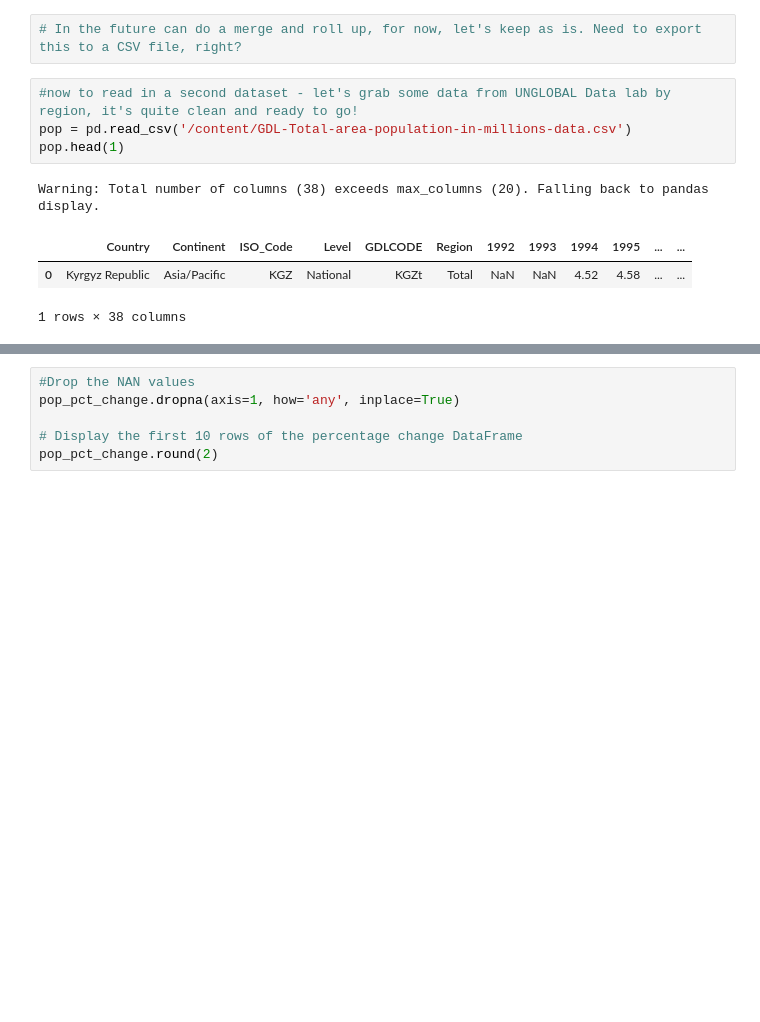
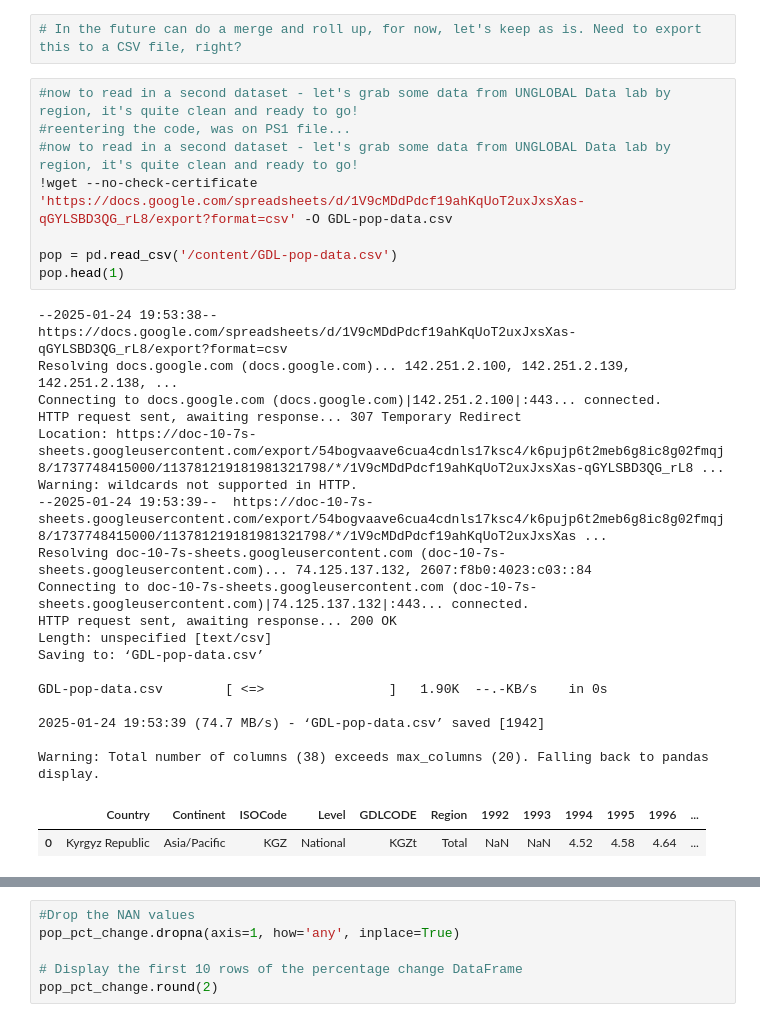
Before and after one commit to Jonchyk/Datamgmt, a Jupyter notebook: PS0?.ipynb, the cells around one changed output, grey strips where cells are left out. Saved outputs shown, nothing was run; the diff lists cells and outputs as text; blank space fills up the shorter version.

```diff
--- a/PS0?.ipynb
+++ b/PS0?.ipynb
@@ -378,11 +411,31 @@ Warning: Total number of columns (228) exceeds max_columns (20). Falling back to
 # In the future can do a merge and roll up, for now, let's keep as is. Need to export this to a CSV file, right?
 # %%
 #now to read in a second dataset - let's grab some data from UNGLOBAL Data lab by region, it's quite clean and ready to go!
-pop = pd.read_csv('/content/GDL-Total-area-population-in-millions-data.csv')
+#reentering the code, was on PS1 file...
+#now to read in a second dataset - let's grab some data from UNGLOBAL Data lab by region, it's quite clean and ready to go!
+!wget --no-check-certificate 'https://docs.google.com/spreadsheets/d/1V9cMDdPdcf19ahKqUoT2uxJxsXas-qGYLSBD3QG_rL8/export?format=csv' -O GDL-pop-data.csv
+
+pop = pd.read_csv('/content/GDL-pop-data.csv')
 pop.head(1)
 # %% [output]
+--2025-01-24 19:53:38--  https://docs.google.com/spreadsheets/d/1V9cMDdPdcf19ahKqUoT2uxJxsXas-qGYLSBD3QG_rL8/export?format=csv
+Resolving docs.google.com (docs.google.com)... 142.251.2.100, 142.251.2.139, 142.251.2.138, ...
+Connecting to docs.google.com (docs.google.com)|142.251.2.100|:443... connected.
+HTTP request sent, awaiting response... 307 Temporary Redirect
+Location: https://doc-10-7s-sheets.googleusercontent.com/export/54bogvaave6cua4cdnls17ksc4/k6pujp6t2meb6g8ic8g02fmqj8/1737748415000/113781219181981321798/*/1V9cMDdPdcf19ahKqUoT2uxJxsXas-qGYLSBD3QG_rL8 ...
+Warning: wildcards not supported in HTTP.
+--2025-01-24 19:53:39--  https://doc-10-7s-sheets.googleusercontent.com/export/54bogvaave6cua4cdnls17ksc4/k6pujp6t2meb6g8ic8g02fmqj8/1737748415000/113781219181981321798/*/1V9cMDdPdcf19ahKqUoT2uxJxsXas ...
+Resolving doc-10-7s-sheets.googleusercontent.com (doc-10-7s-sheets.googleusercontent.com)... 74.125.137.132, 2607:f8b0:4023:c03::84
+Connecting to doc-10-7s-sheets.googleusercontent.com (doc-10-7s-sheets.googleusercontent.com)|74.125.137.132|:443... connected.
+HTTP request sent, awaiting response... 200 OK
+Length: unspecified [text/csv]
+Saving to: ‘GDL-pop-data.csv’
+
+GDL-pop-data.csv        [ <=>                ]   1.90K  --.-KB/s    in 0s
+
+2025-01-24 19:53:39 (74.7 MB/s) - ‘GDL-pop-data.csv’ saved [1942]
+
 Warning: Total number of columns (38) exceeds max_columns (20). Falling back to pandas display.
-|  | Country | Continent | ISO_Code | Level | GDLCODE | Region | 1992 | 1993 | 1994 | 1995 | ... | ... |
-| 0 | Kyrgyz Republic | Asia/Pacific | KGZ | National | KGZt | Total | NaN | NaN | 4.52 | 4.58 | ... | ... |
+|  | Country | Continent | ISOCode | Level | GDLCODE | Region | 1992 | 1993 | 1994 | 1995 | 1996 | ... |
+| 0 | Kyrgyz Republic | Asia/Pacific | KGZ | National | KGZt | Total | NaN | NaN | 4.52 | 4.58 | 4.64 | ... |
-1 rows × 38 columns
 # %%
```
Also changed, not shown: parts of 19 cells of this notebook.
